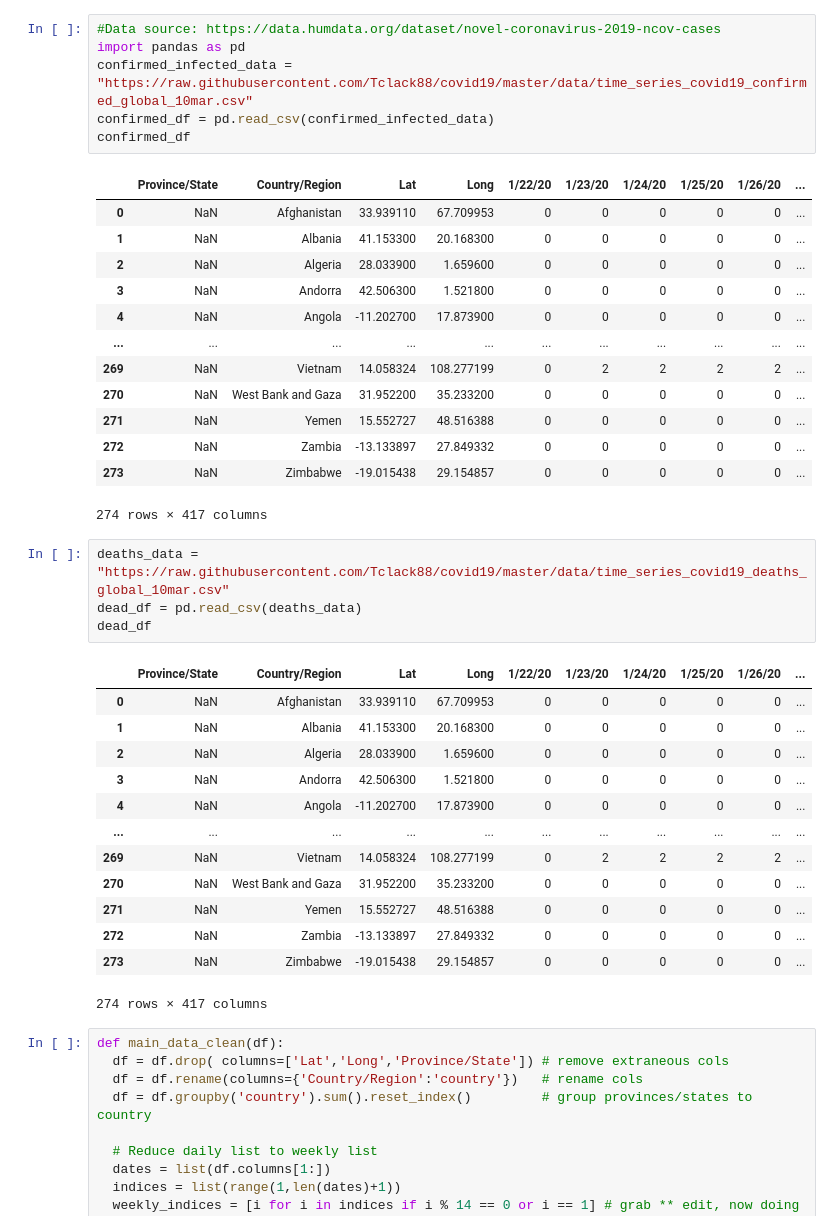
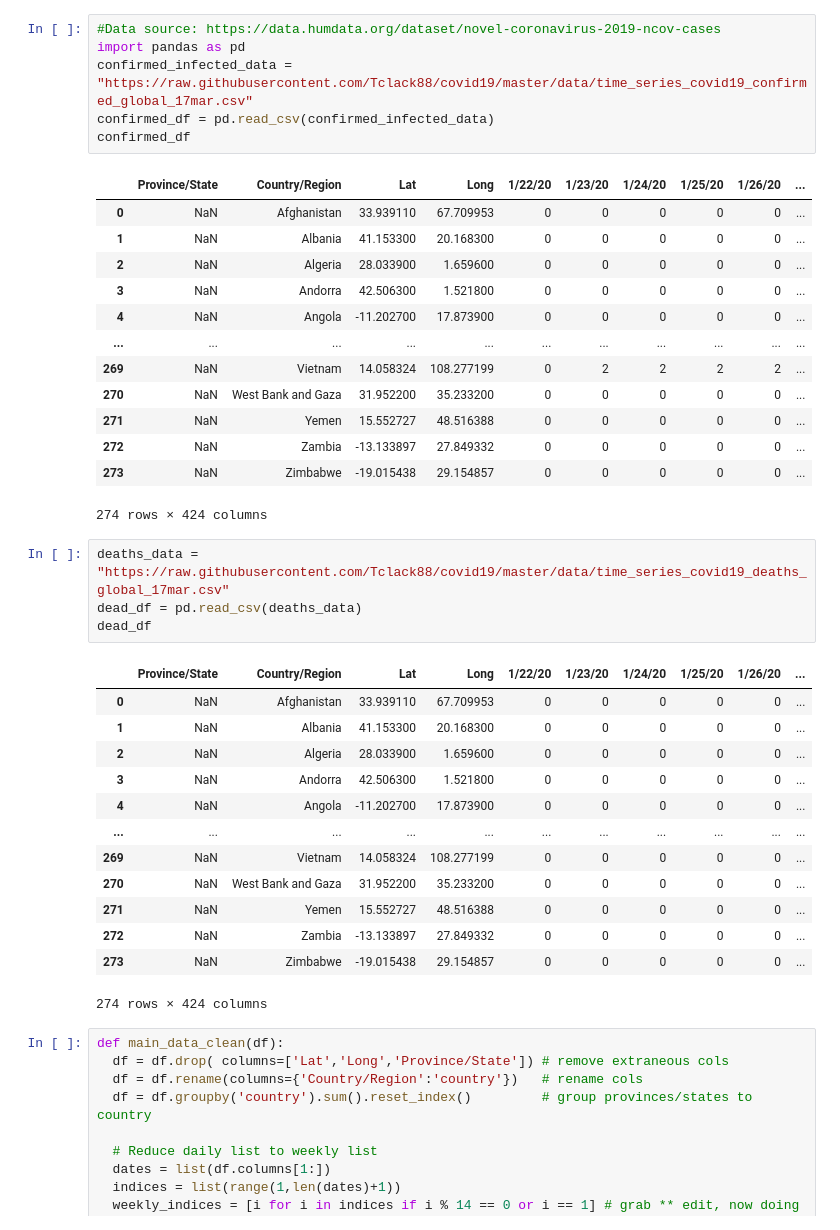
Before and after one commit to Tclack88/covid19, a Jupyter notebook: Covid.ipynb, the cells around one changed output. Cells and saved outputs as stored; diff of their text form.

```diff
--- a/Covid.ipynb
+++ b/Covid.ipynb
@@ -3,7 +3,7 @@
 # %%
 #Data source: https://data.humdata.org/dataset/novel-coronavirus-2019-ncov-cases
 import pandas as pd
-confirmed_infected_data = "https://raw.githubusercontent.com/Tclack88/covid19/master/data/time_series_covid19_confirmed_global_10mar.csv"
+confirmed_infected_data = "https://raw.githubusercontent.com/Tclack88/covid19/master/data/time_series_covid19_confirmed_global_17mar.csv"
 confirmed_df = pd.read_csv(confirmed_infected_data)
 confirmed_df
 # %% [output]
@@ -19,25 +19,25 @@ confirmed_df
 | 271 | NaN | Yemen | 15.552727 | 48.516388 | 0 | 0 | 0 | 0 | 0 | ... |
 | 272 | NaN | Zambia | -13.133897 | 27.849332 | 0 | 0 | 0 | 0 | 0 | ... |
 | 273 | NaN | Zimbabwe | -19.015438 | 29.154857 | 0 | 0 | 0 | 0 | 0 | ... |
-274 rows × 417 columns
+274 rows × 424 columns
 # %%
-deaths_data = "https://raw.githubusercontent.com/Tclack88/covid19/master/data/time_series_covid19_deaths_global_10mar.csv"
+deaths_data = "https://raw.githubusercontent.com/Tclack88/covid19/master/data/time_series_covid19_deaths_global_17mar.csv"
 dead_df = pd.read_csv(deaths_data)
 dead_df
 # %% [output]
 |  | Province/State | Country/Region | Lat | Long | 1/22/20 | 1/23/20 | 1/24/20 | 1/25/20 | 1/26/20 | ... |
 | 0 | NaN | Afghanistan | 33.939110 | 67.709953 | 0 | 0 | 0 | 0 | 0 | ... |
 | 1 | NaN | Albania | 41.153300 | 20.168300 | 0 | 0 | 0 | 0 | 0 | ... |
 | 2 | NaN | Algeria | 28.033900 | 1.659600 | 0 | 0 | 0 | 0 | 0 | ... |
 | 3 | NaN | Andorra | 42.506300 | 1.521800 | 0 | 0 | 0 | 0 | 0 | ... |
 | 4 | NaN | Angola | -11.202700 | 17.873900 | 0 | 0 | 0 | 0 | 0 | ... |
 | ... | ... | ... | ... | ... | ... | ... | ... | ... | ... | ... |
-| 269 | NaN | Vietnam | 14.058324 | 108.277199 | 0 | 2 | 2 | 2 | 2 | ... |
+| 269 | NaN | Vietnam | 14.058324 | 108.277199 | 0 | 0 | 0 | 0 | 0 | ... |
 | 270 | NaN | West Bank and Gaza | 31.952200 | 35.233200 | 0 | 0 | 0 | 0 | 0 | ... |
 | 271 | NaN | Yemen | 15.552727 | 48.516388 | 0 | 0 | 0 | 0 | 0 | ... |
 | 272 | NaN | Zambia | -13.133897 | 27.849332 | 0 | 0 | 0 | 0 | 0 | ... |
 | 273 | NaN | Zimbabwe | -19.015438 | 29.154857 | 0 | 0 | 0 | 0 | 0 | ... |
-274 rows × 417 columns
+274 rows × 424 columns
 # %%
 def main_data_clean(df):
   df = df.drop( columns=['Lat','Long','Province/State']) # remove extraneous cols
```
Also changed, not shown: parts of 8 cells of this notebook.
